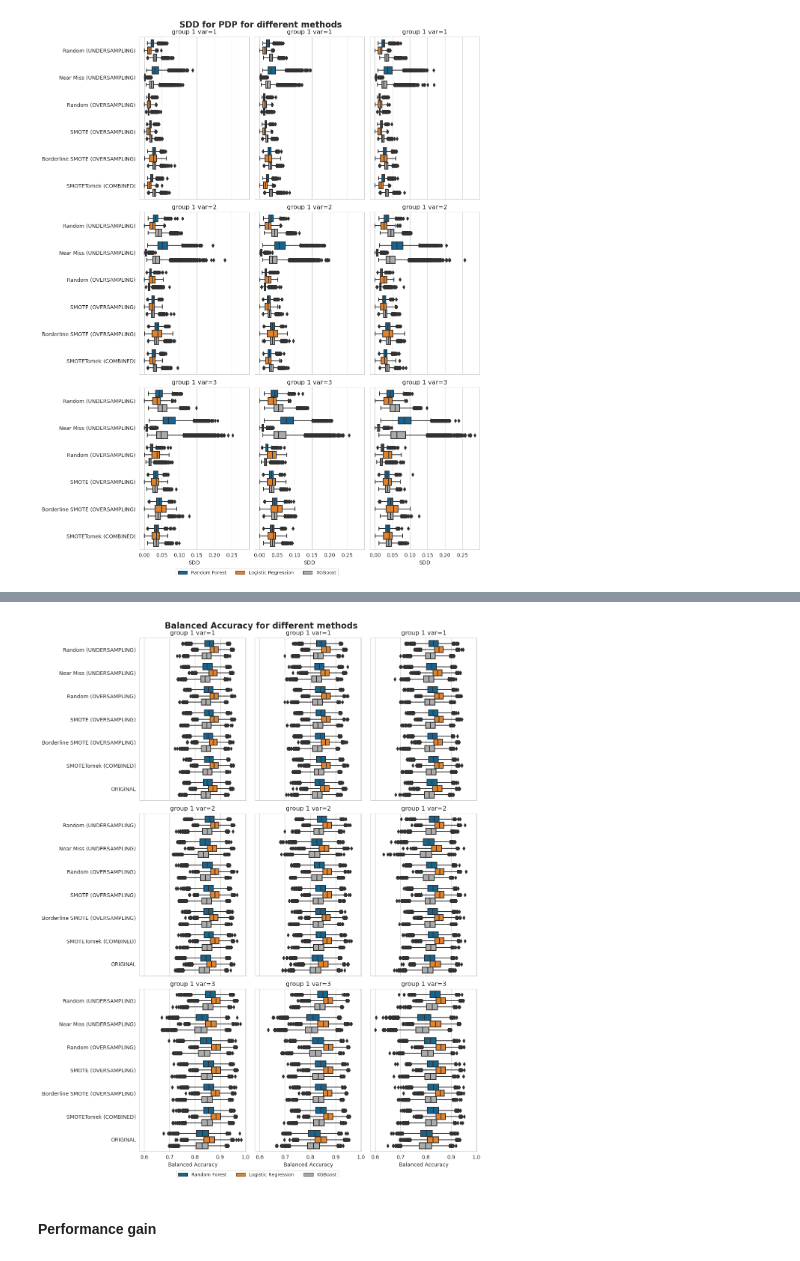
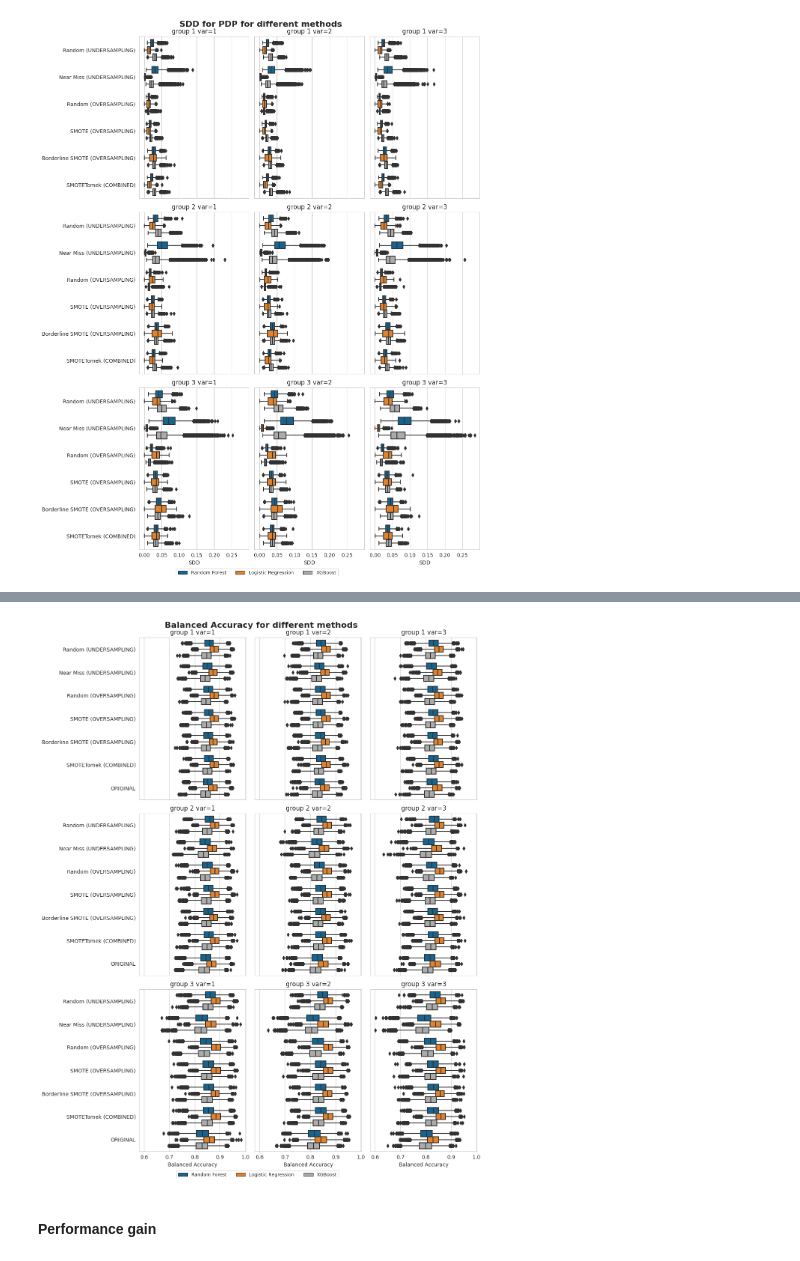
Before and after one commit to adrianstando/ECML-PKDD-2023-effects-of-data-balancing, a Jupyter notebook: artificial_datasets.ipynb, the cells around one changed output, grey strips where cells are left out. Saved outputs shown, nothing was run; the diff lists cells and outputs as text; code cells hidden in the pictures.

```diff
--- a/artificial_datasets.ipynb
+++ b/artificial_datasets.ipynb
@@ -333,7 +333,7 @@ for i in range(3):
     for j in range(3):
         plt.sca(ax[i][j])
         sns.boxplot(x='value', y='method', hue='ml_model_type', hue_order=ml_model_type_order, data=pdp[pdp.truth_model_name == model_names[i*3 + j]])
-        plt.title(model_names[i].replace('-', ' '))
+        plt.title(model_names[3 * i + j].replace('-', ' '))
         plt.legend().set_visible(False)
         if i == 2:
             plt.xlabel('SDD')
@@ -367,7 +367,7 @@ for i in range(3):
     for j in range(3):
         plt.sca(ax[i][j])
         sns.boxplot(x='value', y='method', hue='ml_model_type', hue_order=ml_model_type_order, data=pdp[pdp.truth_model_name == model_names[i*3 + j]])
-        plt.title(model_names[i].replace('-', ' '))
+        plt.title(model_names[3 * i + j].replace('-', ' '))
         plt.legend().set_visible(False)
         if i == 2:
             plt.xlabel('SDD')
@@ -389,3 +388,5 @@ plt.show()
+# %%
+eval_dataframe = pd.read_csv('evals.csv')
 # %%
 eval_dataframe = eval_dataframe[eval_dataframe.metric == 'balanced_accuracy_score']
 eval_dataframe['method'] = eval_dataframe.method + ' (' + eval_dataframe.transform_type + ')'
@@ -417,33 +418,33 @@ model_names = np.unique(eval_dataframe.truth_model_name).tolist()
 # %%
 fig, ax = plt.subplots(3, 3, sharex='all', sharey='all', figsize = (12, 15))
 
 tit = plt.suptitle('Balanced Accuracy for different methods', fontsize=16, weight='bold')
 fig.tight_layout()
 fig.subplots_adjust(top=0.92)
 
 for i in range(3):
     for j in range(3):
         plt.sca(ax[i][j])
         sns.boxplot(x='metric_value', y='method', hue='ml_model_type', hue_order=ml_model_type_order, data=eval_dataframe[eval_dataframe.truth_model_name == model_names[i*3 + j]])
-        plt.title(model_names[i].replace('-', ' '))
+        plt.title(model_names[3 * i + j].replace('-', ' '))
         plt.legend().set_visible(False)
 
         if i == 2:
             plt.xlabel('Balanced Accuracy')
         else:
             plt.xlabel('')
 
         plt.ylabel('')
 
 handles, labels = ax[-1][-1].get_legend_handles_labels()
 lgd = fig.legend(handles, labels, loc = (0.31, -0.002), ncol=3, fontsize=9)
 fig.subplots_adjust(bottom=0.02)
 
 plt.tight_layout()
 plt.savefig('lr_ground_truth_balanced_accuracy.pdf', bbox_extra_artists=(lgd,tit), bbox_inches='tight')
 plt.show()
 # %% [output]
-[figure, old version]
+[figure, new version]
 # %% [markdown]
 #### Performance gain
 # %%
```
Also changed, not shown: parts of 1 cell of this notebook, 3 other files.
